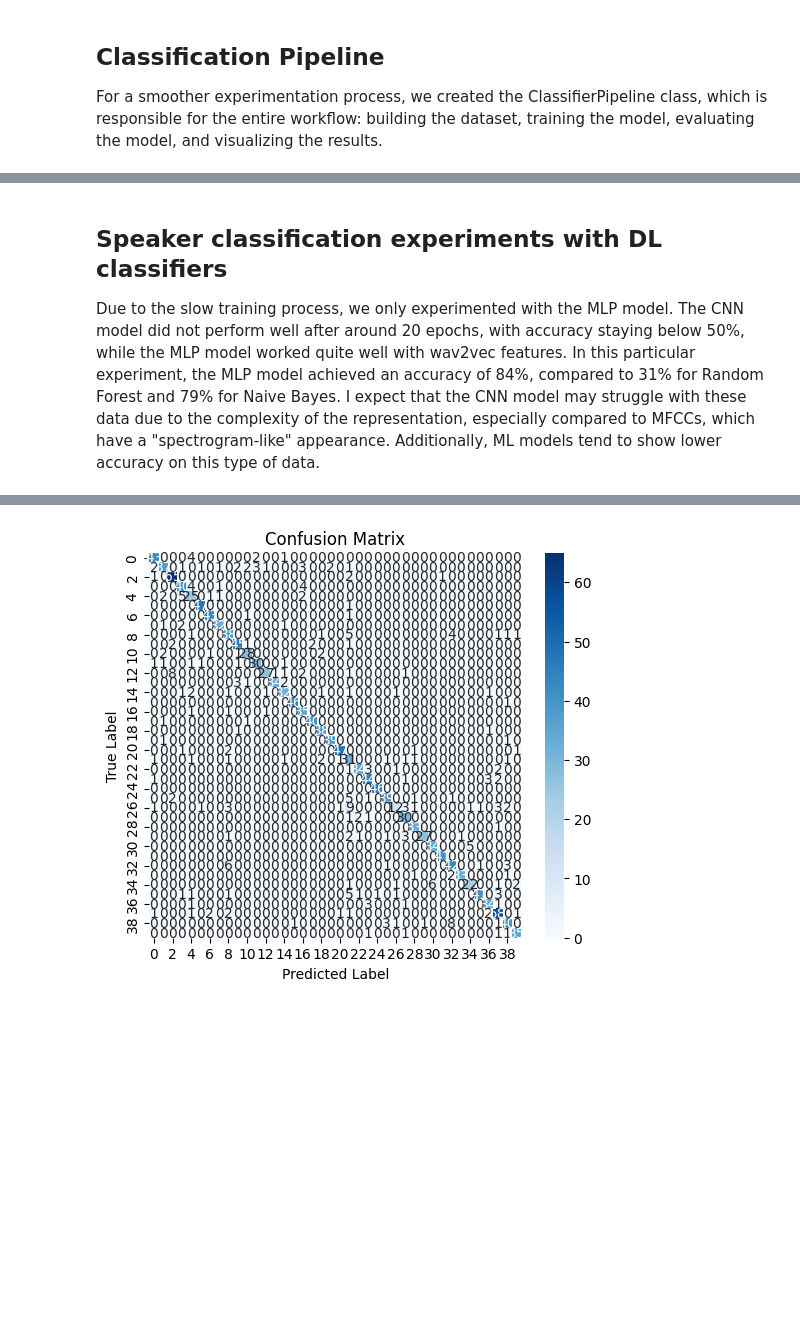
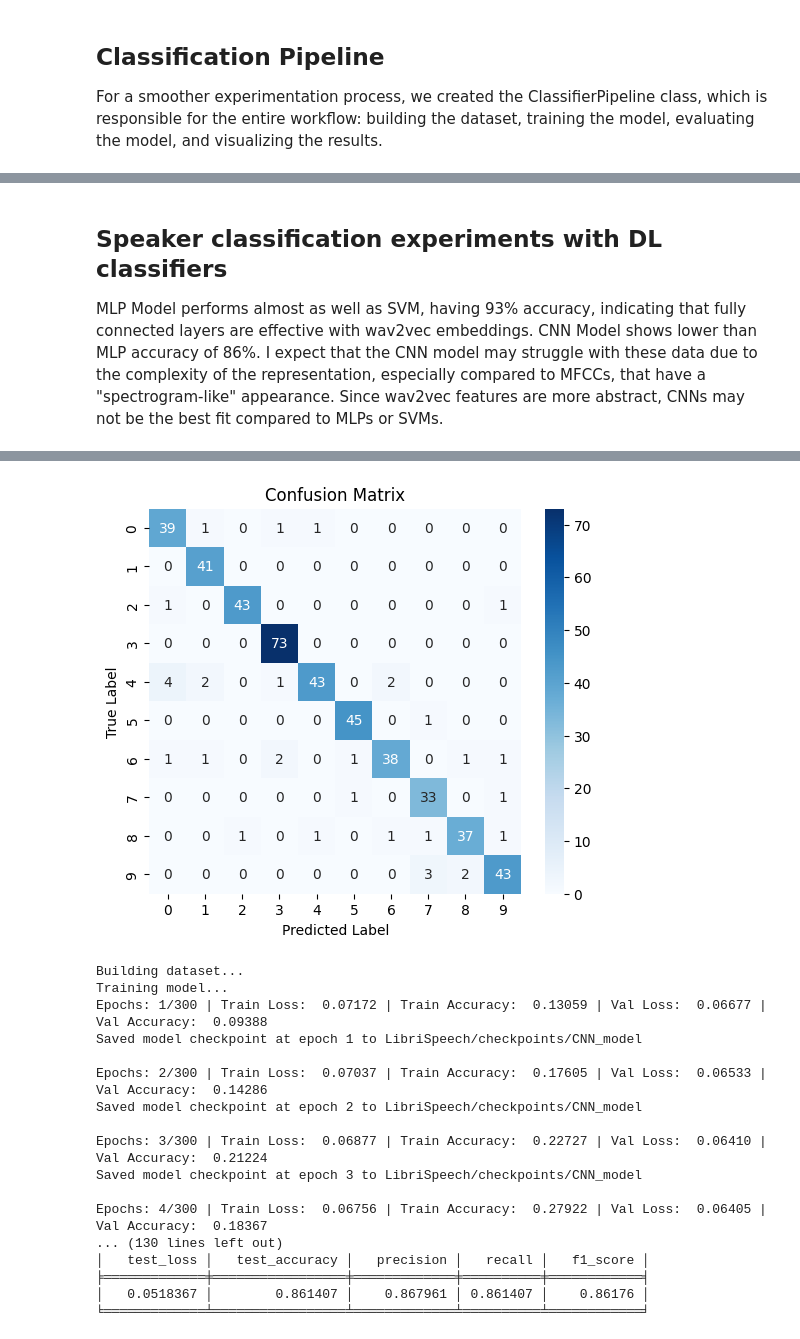
Before and after one commit to Oliffka/data-science, a Jupyter notebook: DataScienceTask.ipynb, the cells around one changed output, grey strips where cells are left out. Drawn from its saved outputs; the diff is of its cells as text; code cells hidden in the pictures; blank space fills up the shorter version.

```diff
--- a/DataScienceTask.ipynb
+++ b/DataScienceTask.ipynb
@@ -1224,6 +1264,9 @@ class MLClassifier(BaseClassifier):
         elif (self._classifier_type == "naive_bayes"):
             self._classifier = GaussianNB()
             self._classifier_name = "Gaussian Naïve Bayes"
+        elif (self._classifier_type == "svm_rbf"):
+            self._classifier = SVC(kernel='rbf')
+            self._classifier_name = "Support Vector Machines, Radial BF kernel"
         else:
             raise ValueError('The classifier is not defined')
 
@@ -1308,7 +1351,7 @@ class DLClassifier(BaseClassifier):
         batch_size = 32
         lr = 1e-4
         optimizer = AdamW
-        early_stop_patience = 20
+        early_stop_patience = 10
 
         # Define loss function
         loss = nn.CrossEntropyLoss()
@@ -1533,7 +1576,7 @@ class ClassifierPipeline:
         self.extractor = None
         self.classifier = None
 
-    def run(self):
+    def run(self, max_speakers = -1):
         """ Executes the classification pipeline: """
 
         # Step 1: Build Dataset
@@ -1542,7 +1585,7 @@ class ClassifierPipeline:
         if self.dataset_builder.ready:
             X_train, y_train, X_test, y_test = self.dataset_builder.get_dataset()
         else:
-            X_train, y_train, X_test, y_test = self.dataset_builder.build_dataset(self.extractor)
+            X_train, y_train, X_test, y_test = self.dataset_builder.build_dataset(self.extractor, max_speakers = max_speakers)
 
         # Step 2: Train Model
         print("Training model...")
@@ -1576,7 +1619,7 @@ SR = 16000
 CHUNK_DURATION = 2
 NUM_MFCC = 39
 
-# Create extractor that compute MFCCs features for a 2 sec chunk
+# Create extractor that computes MFCCs features for a 2 sec chunk
 extractor = MFCCExtractor(SR, NUM_MFCC, CHUNK_DURATION)
 
 # Create dataset builder for gender classification
@@ -1585,8 +1628,9 @@ gender_dataset_builder = GenderDatasetBuilder(dataset_path, speaker_path)
 # Create ML classifiers
 nb_classifier = MLClassifier("naive_bayes")
 rf_classifier = MLClassifier("random_forest")
+svm_rbf_classifier = MLClassifier("svm_rbf")
 
-classifiers = [nb_classifier, rf_classifier]
+classifiers = [nb_classifier, rf_classifier, svm_rbf_classifier]
 
 # Create the main pipeline
 classifier_pipeline = ClassifierPipeline()
@@ -1681,6 +1735,8 @@ wav2vec_path = os.path.join(output_path, "wav2vec_small.pt")
 
 # wav2vec_url = "https://dl.fbaipublicfiles.com/fairseq/wav2vec/wav2vec_small.pt"
 # wav2vec_filename = "wav2vec_small.pt"
+
+MAX_SPEAKERS = 5
 
 # Here we assume that the model is downloaded to wav2vec_path
 extractor = Wav2VecExtractor(wav2vec_path, SR, CHUNK_DURATION)
@@ -1693,9 +1749,10 @@ classifier_pipeline.dataset_builder = speaker_dataset_builder
 classifier_pipeline.extractor = extractor
 
 # Create ML classifiers
-classifiers = [nb_classifier, rf_classifier]
+classifiers = [nb_classifier, rf_classifier, svm_rbf_classifier]
+
 for classifier in classifiers:
     classifier_pipeline.classifier = classifier
-    classifier_pipeline.run()
+    classifier_pipeline.run(MAX_SPEAKERS)
 # %% [output]
 Building dataset...
@@ -1729,13 +1796,14 @@ Random Forest performance:
 # %% [markdown]
 ## Speaker classification experiments with DL classifiers
-
-Due to the slow training process, we only experimented with the MLP model. The CNN model did not perform well after around 20 epochs, with accuracy staying below 50%, while the MLP model worked quite well with wav2vec features. In this particular experiment, the MLP model achieved an accuracy of 84%, compared to 31% for Random Forest and 79% for Naive Bayes. I expect that the CNN model may struggle with these data due to the complexity of the representation, especially compared to MFCCs, which have a "spectrogram-like" appearance. Additionally, ML models tend to show lower accuracy on this type of data.
+MLP Model performs almost as well as SVM, having 93% accuracy, indicating that fully connected layers are effective with wav2vec embeddings.
+CNN Model shows lower than MLP accuracy of 86%. I expect that the CNN model may struggle with these data due to the complexity of the representation, especially compared to MFCCs, that have a "spectrogram-like" appearance. Since wav2vec features are more abstract, CNNs may not be the best fit compared to MLPs or SVMs.
 # %%
 mlp_classifier = MLPClassifier(output_path)
-classifiers = [mlp_classifier] #cnn_classifier
+cnn_classifier = CNNClassifier(output_path)
+classifiers = [mlp_classifier, cnn_classifier]
 for classifier in classifiers:
     classifier_pipeline.classifier = classifier
-    classifier_pipeline.run()
+    classifier_pipeline.run(MAX_SPEAKERS)
 # %% [output]
 Building dataset...
 Training model...
@@ -1756,2 +1824,19 @@ Epochs: 4/300 | Train Loss:  0.10977 | Train Accuracy:  0.24400 | Val Loss:  0.1
 ╘═════════════╧═════════════════╧═════════════╧══════════╧════════════╛
-[figure, old version]
+[figure, new version]
+Building dataset...
+Training model...
+Epochs: 1/300 | Train Loss:  0.07172 | Train Accuracy:  0.13059 | Val Loss:  0.06677 | Val Accuracy:  0.09388
+Saved model checkpoint at epoch 1 to LibriSpeech/checkpoints/CNN_model
+
+Epochs: 2/300 | Train Loss:  0.07037 | Train Accuracy:  0.17605 | Val Loss:  0.06533 | Val Accuracy:  0.14286
+Saved model checkpoint at epoch 2 to LibriSpeech/checkpoints/CNN_model
+
+Epochs: 3/300 | Train Loss:  0.06877 | Train Accuracy:  0.22727 | Val Loss:  0.06410 | Val Accuracy:  0.21224
+Saved model checkpoint at epoch 3 to LibriSpeech/checkpoints/CNN_model
+
+Epochs: 4/300 | Train Loss:  0.06756 | Train Accuracy:  0.27922 | Val Loss:  0.06405 | Val Accuracy:  0.18367
+... (130 lines left out)
+│   test_loss │   test_accuracy │   precision │   recall │   f1_score │
+╞═════════════╪═════════════════╪═════════════╪══════════╪════════════╡
+│   0.0518367 │        0.861407 │    0.867961 │ 0.861407 │    0.86176 │
+╘═════════════╧═════════════════╧═════════════╧══════════╧════════════╛
```
Also changed, not shown: parts of 17 cells of this notebook.
